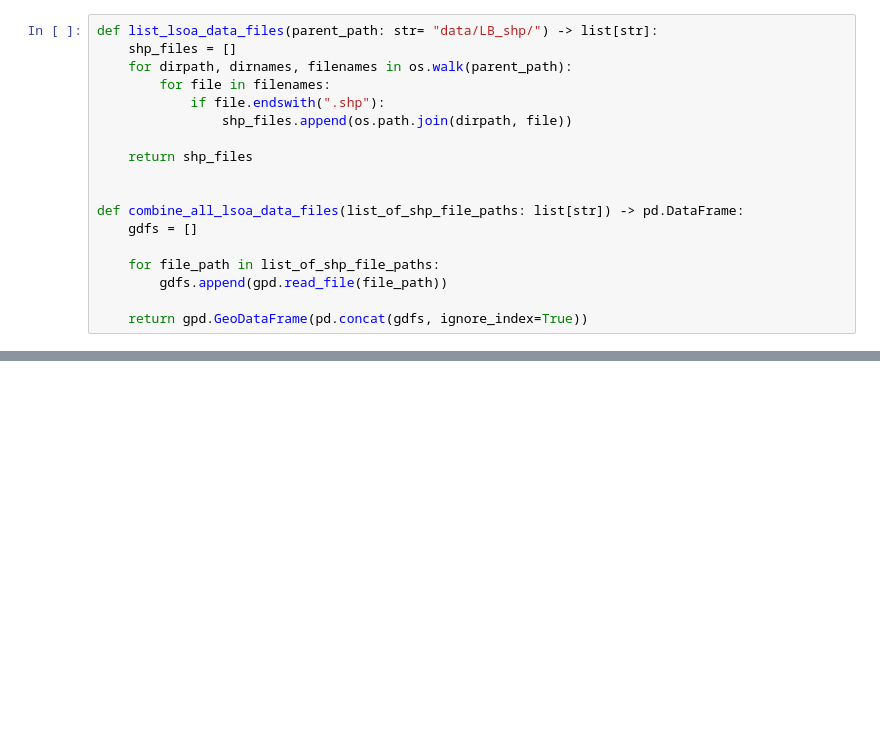
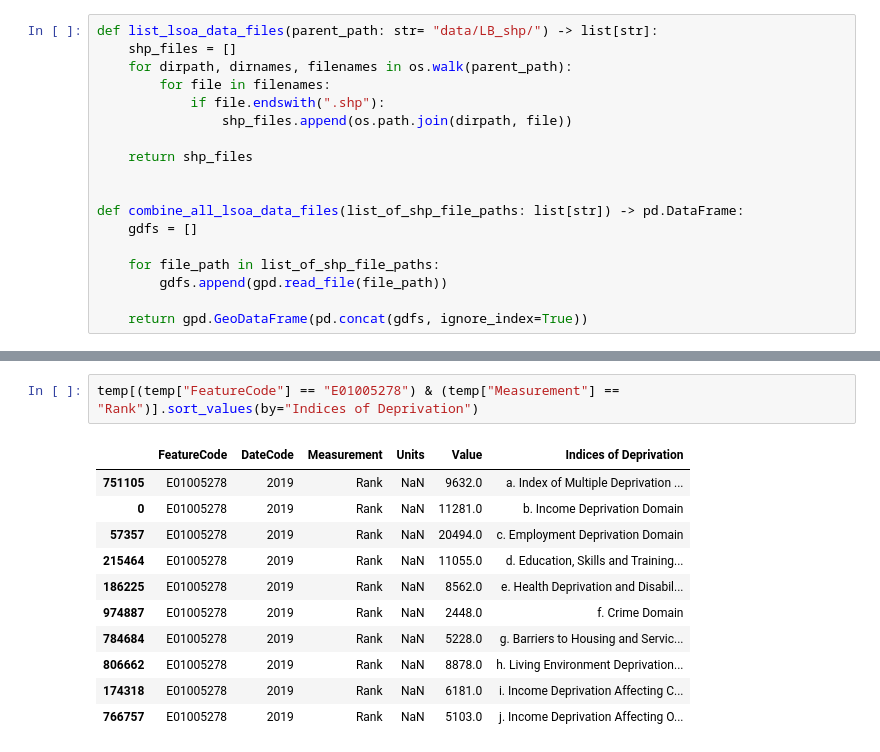
Before and after one commit to MilesDidden/Multi.-CBL-Group-04, a Jupyter notebook: Exploring_data_Miles.ipynb, the cells around one changed output, grey strips where cells are left out. Cells and saved outputs as stored; diff of their text form; blank space fills up the shorter version.

```diff
--- a/Exploring_data_Miles.ipynb
+++ b/Exploring_data_Miles.ipynb
@@ -134,0 +188,14 @@ resulting_df
+# %%
+temp[(temp["FeatureCode"] == "E01005278") & (temp["Measurement"] == "Rank")].sort_values(by="Indices of Deprivation")
+# %% [output]
+|  | FeatureCode | DateCode | Measurement | Units | Value | Indices of Deprivation |
+| 751105 | E01005278 | 2019 | Rank | NaN | 9632.0 | a. Index of Multiple Deprivation ... |
+| 0 | E01005278 | 2019 | Rank | NaN | 11281.0 | b. Income Deprivation Domain |
+| 57357 | E01005278 | 2019 | Rank | NaN | 20494.0 | c. Employment Deprivation Domain |
+| 215464 | E01005278 | 2019 | Rank | NaN | 11055.0 | d. Education, Skills and Training... |
+| 186225 | E01005278 | 2019 | Rank | NaN | 8562.0 | e. Health Deprivation and Disabil... |
+| 974887 | E01005278 | 2019 | Rank | NaN | 2448.0 | f. Crime Domain |
+| 784684 | E01005278 | 2019 | Rank | NaN | 5228.0 | g. Barriers to Housing and Servic... |
+| 806662 | E01005278 | 2019 | Rank | NaN | 8878.0 | h. Living Environment Deprivation... |
+| 174318 | E01005278 | 2019 | Rank | NaN | 6181.0 | i. Income Deprivation Affecting C... |
+| 766757 | E01005278 | 2019 | Rank | NaN | 5103.0 | j. Income Deprivation Affecting O... |
```
Also changed, not shown: parts of 8 cells of this notebook, 2 other files.
